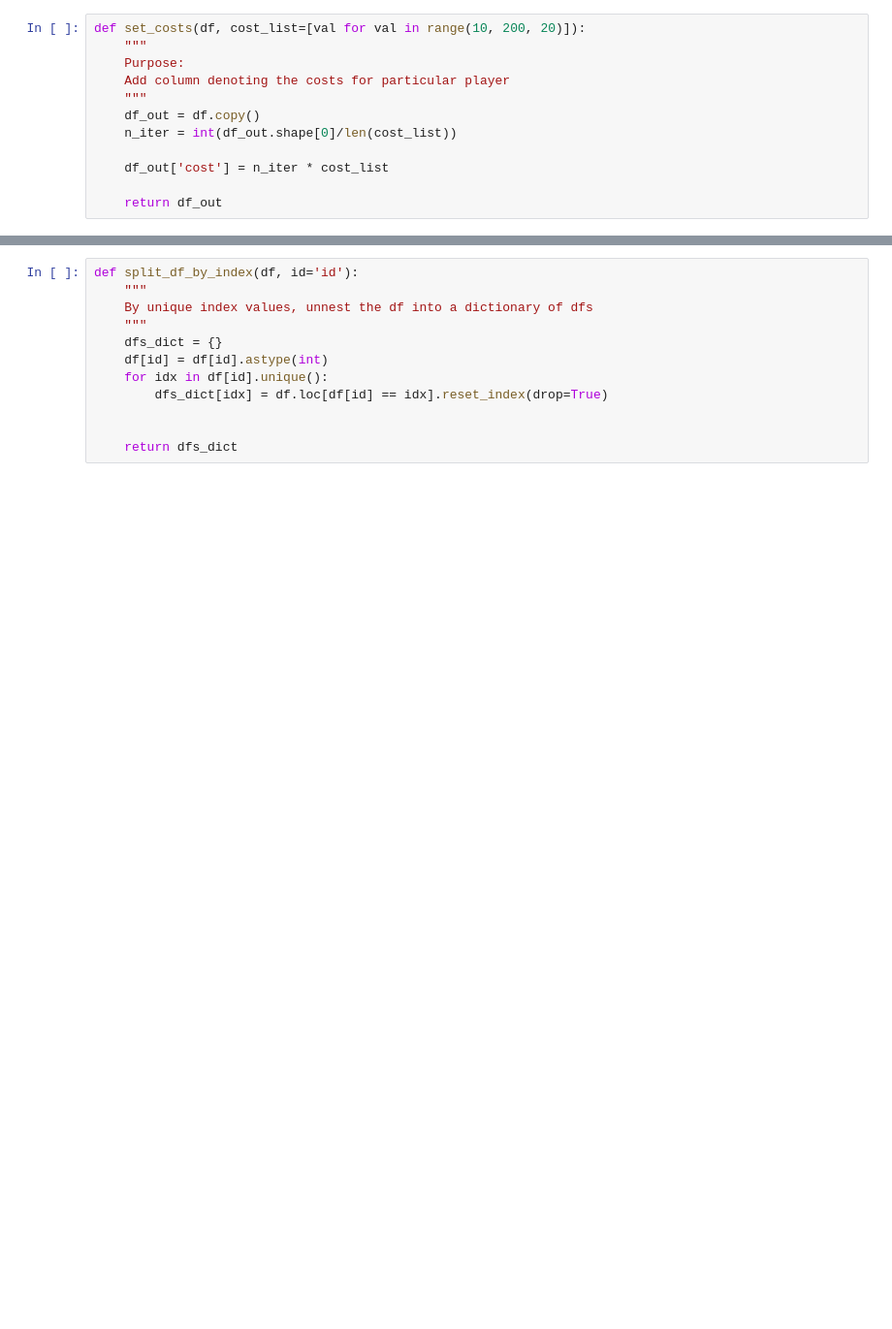
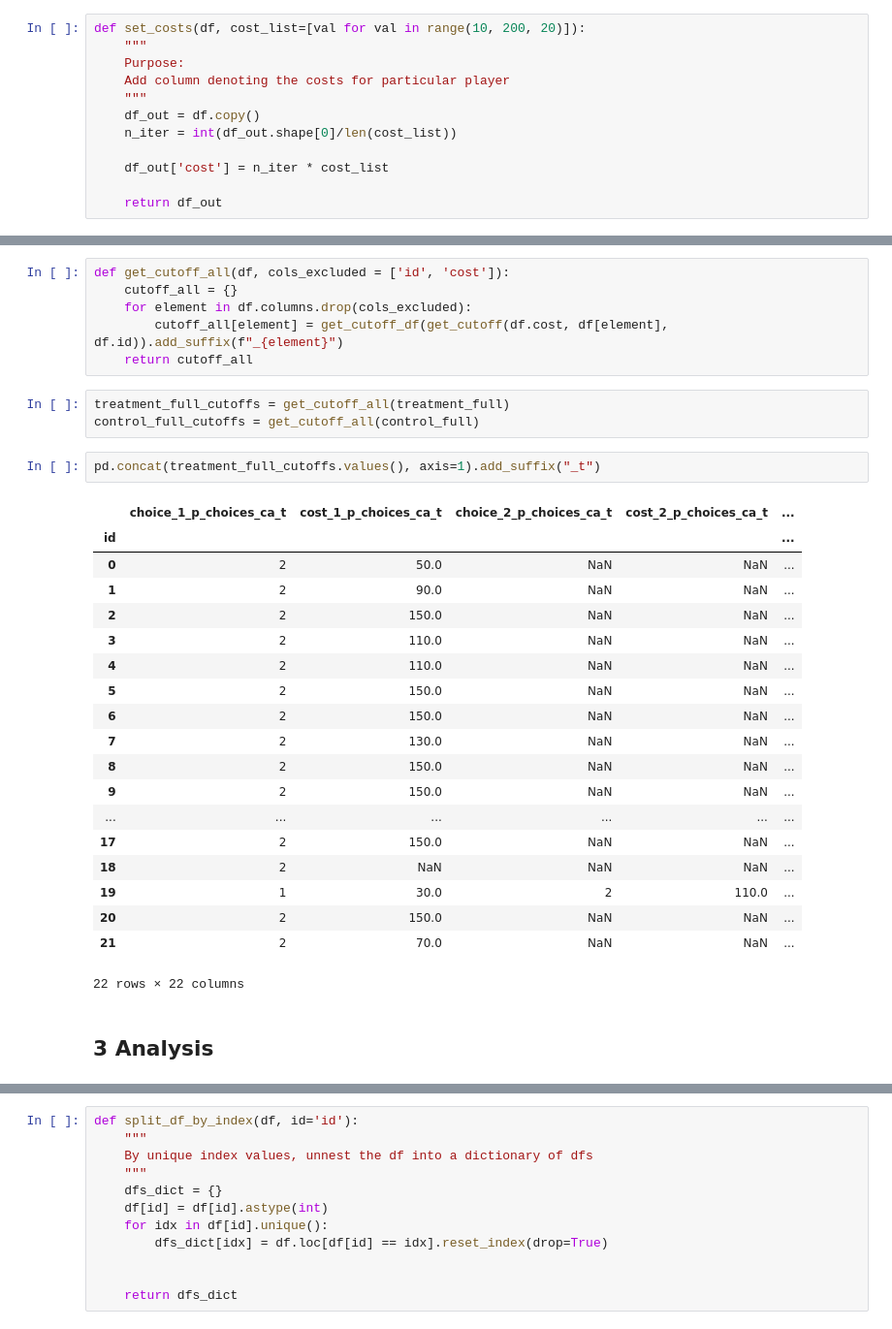
Before and after one commit to VondracekS/thesis_cheap_talk_experiment, a Jupyter notebook: workflow_scripts/data_wrangling.ipynb, the cells around one changed output, grey strips where cells are left out. Shown: that part at 97% size. Cells and saved outputs as stored; diff of their text form; blank space fills up the shorter version.

```diff
--- a/workflow_scripts/data_wrangling.ipynb
+++ b/workflow_scripts/data_wrangling.ipynb
@@ -260,0 +324,33 @@ control_pred
+# %%
+def get_cutoff_all(df, cols_excluded = ['id', 'cost']):
+    cutoff_all = {}
+    for element in df.columns.drop(cols_excluded):
+        cutoff_all[element] = get_cutoff_df(get_cutoff(df.cost, df[element], df.id)).add_suffix(f"_{element}")
+    return cutoff_all
+# %%
+treatment_full_cutoffs = get_cutoff_all(treatment_full)
+control_full_cutoffs = get_cutoff_all(control_full)
+# %%
+pd.concat(treatment_full_cutoffs.values(), axis=1).add_suffix("_t")
+# %% [output]
+|  | choice_1_p_choices_ca_t | cost_1_p_choices_ca_t | choice_2_p_choices_ca_t | cost_2_p_choices_ca_t | ... |
+| id |  |  |  |  | ... |
+| 0 | 2 | 50.0 | NaN | NaN | ... |
+| 1 | 2 | 90.0 | NaN | NaN | ... |
+| 2 | 2 | 150.0 | NaN | NaN | ... |
+| 3 | 2 | 110.0 | NaN | NaN | ... |
+| 4 | 2 | 110.0 | NaN | NaN | ... |
+| 5 | 2 | 150.0 | NaN | NaN | ... |
+| 6 | 2 | 150.0 | NaN | NaN | ... |
+| 7 | 2 | 130.0 | NaN | NaN | ... |
+| 8 | 2 | 150.0 | NaN | NaN | ... |
+| 9 | 2 | 150.0 | NaN | NaN | ... |
+| ... | ... | ... | ... | ... | ... |
+| 17 | 2 | 150.0 | NaN | NaN | ... |
+| 18 | 2 | NaN | NaN | NaN | ... |
+| 19 | 1 | 30.0 | 2 | 110.0 | ... |
+| 20 | 2 | 150.0 | NaN | NaN | ... |
+| 21 | 2 | 70.0 | NaN | NaN | ... |
+22 rows × 22 columns
+# %% [markdown]
+## 3 Analysis
```
Also changed, not shown: parts of 56 cells of this notebook, 20 other files.
